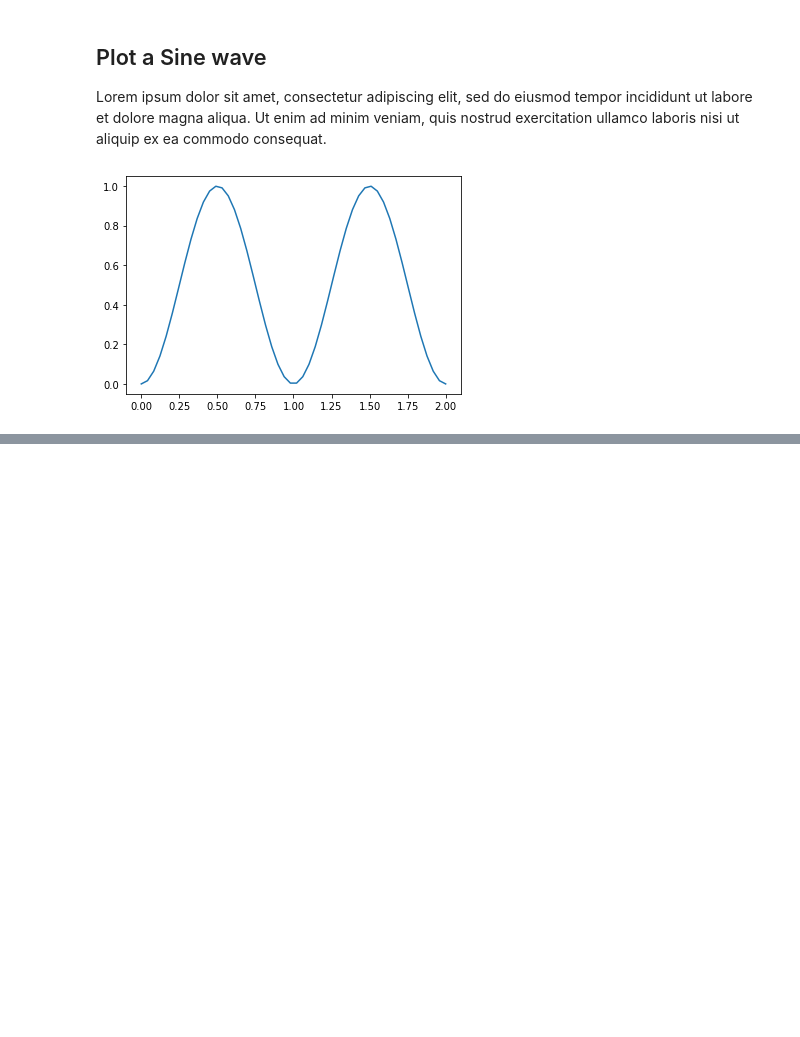
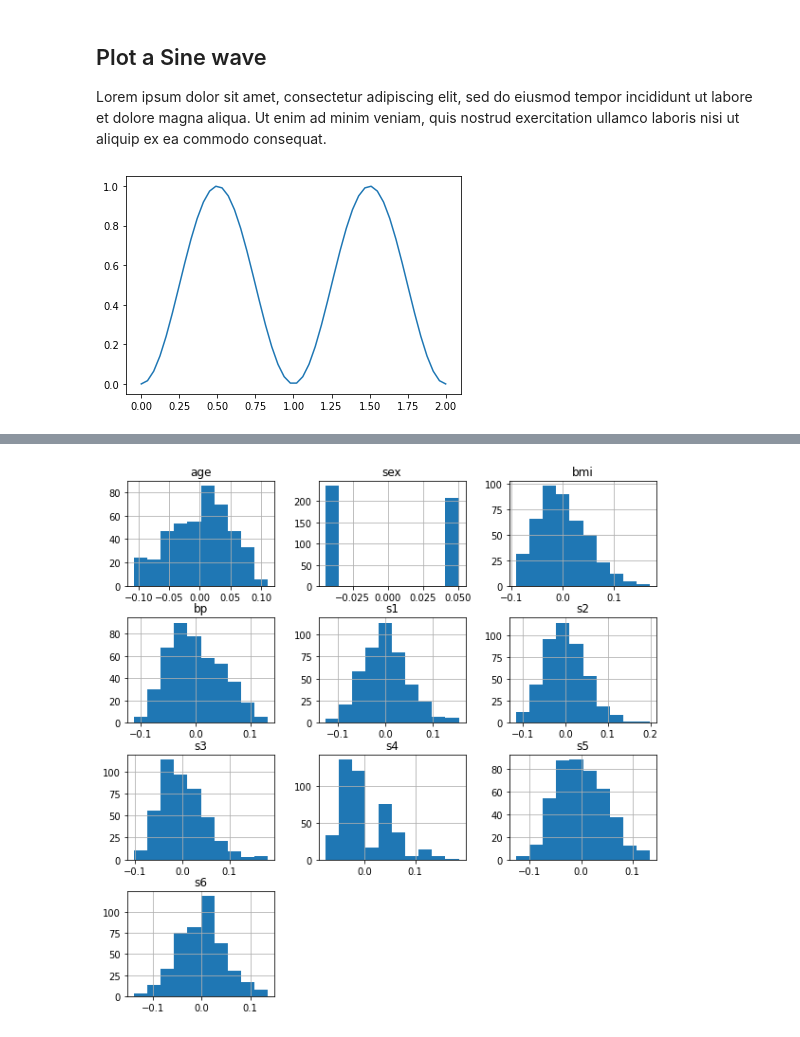
Before and after one commit to lloydhamilton/quarto-medium, a Jupyter notebook: quarto-demo.ipynb, the cells around one changed output, grey strips where cells are left out. Cells and saved outputs as stored; diff of their text form; code cells hidden in the pictures; blank space fills up the shorter version.

```diff
--- a/quarto-demo.ipynb
+++ b/quarto-demo.ipynb
@@ -45,0 +96,7 @@ plt.plot(x, y);
+# %%
+#| echo: false
+
+plt.rcParams["figure.figsize"] = (10,10)
+diabeties_df.hist();
+# %% [output]
+[figure, added]
```
Also changed, not shown: parts of 8 cells of this notebook, 1 other file.
